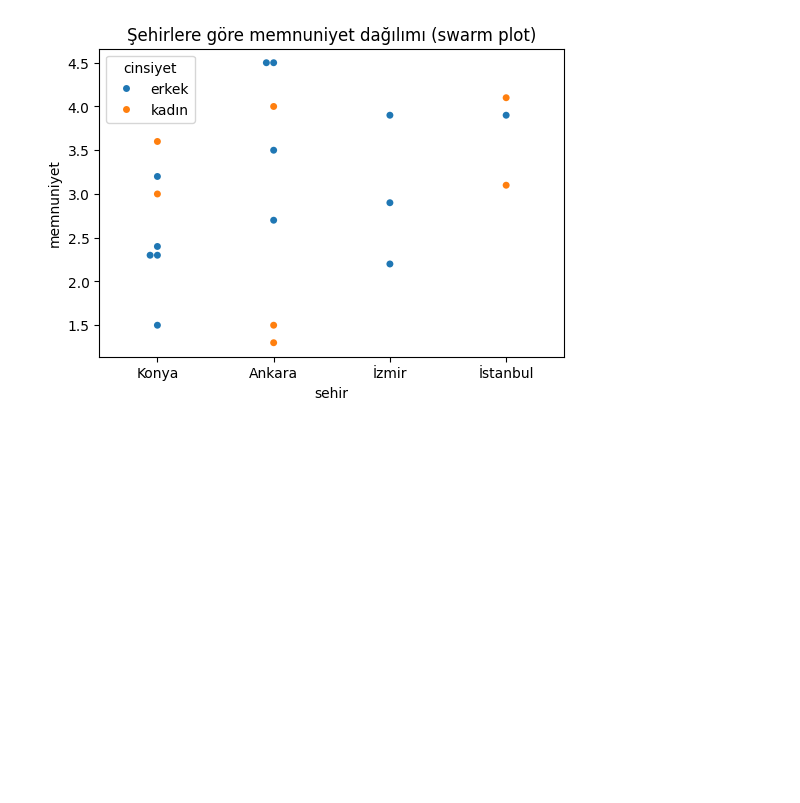
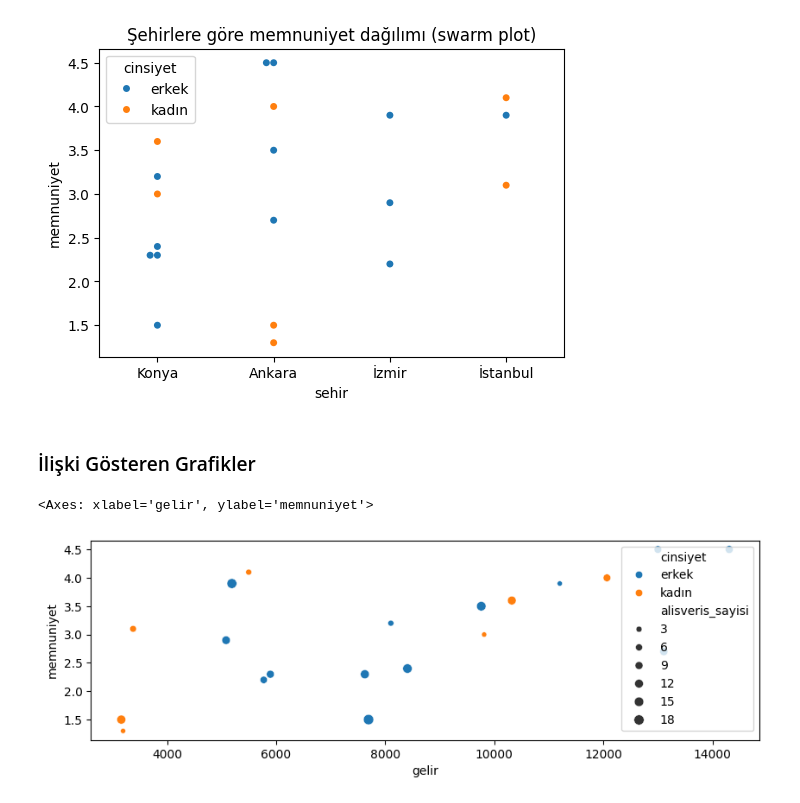
Before and after one commit to ArsenLupen53/GYZU-BTK-codespace, a Jupyter notebook: veri_seti_inceleme/veri_seti_ilk_islemler_gorsellestirme.ipynb, the cells around one changed output. Cells and saved outputs as stored; diff of their text form; code cells hidden in the pictures; blank space fills up the shorter version.

```diff
--- a/veri_seti_inceleme/veri_seti_ilk_islemler_gorsellestirme.ipynb
+++ b/veri_seti_inceleme/veri_seti_ilk_islemler_gorsellestirme.ipynb
@@ -518,3 +518,14 @@ plt.title("Şehirlere göre memnuniyet dağılımı (swarm plot)")
 plt.show()
 # %% [output]
 [figure]
+# %% [markdown]
+### İlişki Gösteren Grafikler
+# %%
+# scatter plot - iki sayısal değişken arasındaki ilişki
+plt.figure(figsize=(10,3))
+sns.scatterplot(data=veri,x="gelir",y="memnuniyet",hue="cinsiyet",size="alisveris_sayisi")
+plt.title("Gelir - Memnuniyet İlişkisi (Scatter plot)")
+plt.show()
+# %% [output]
+<Axes: xlabel='gelir', ylabel='memnuniyet'>
+[figure, added]
```
Also changed, not shown: parts of 13 cells of this notebook.
